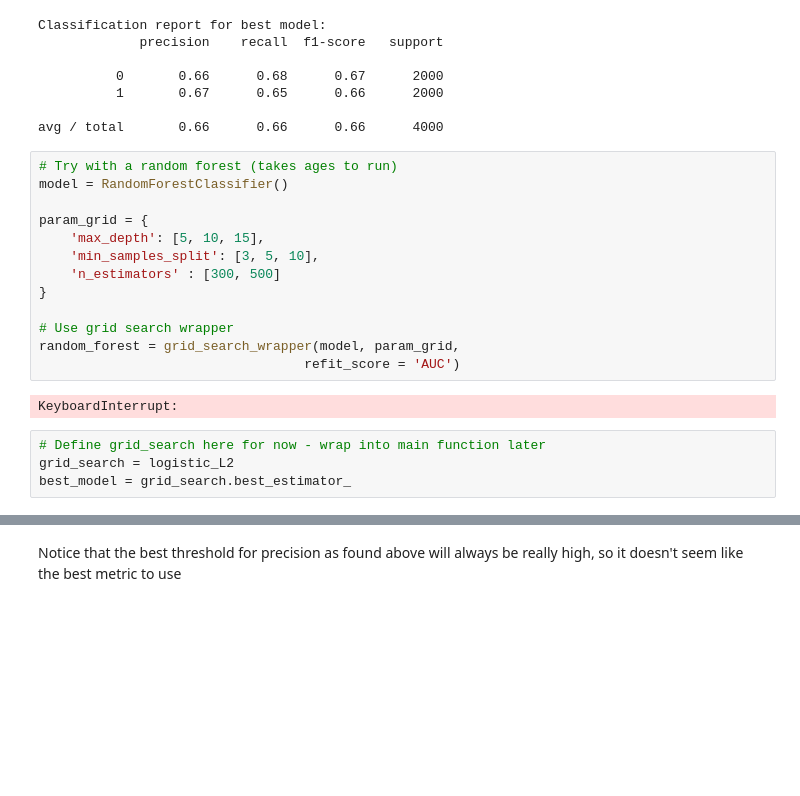
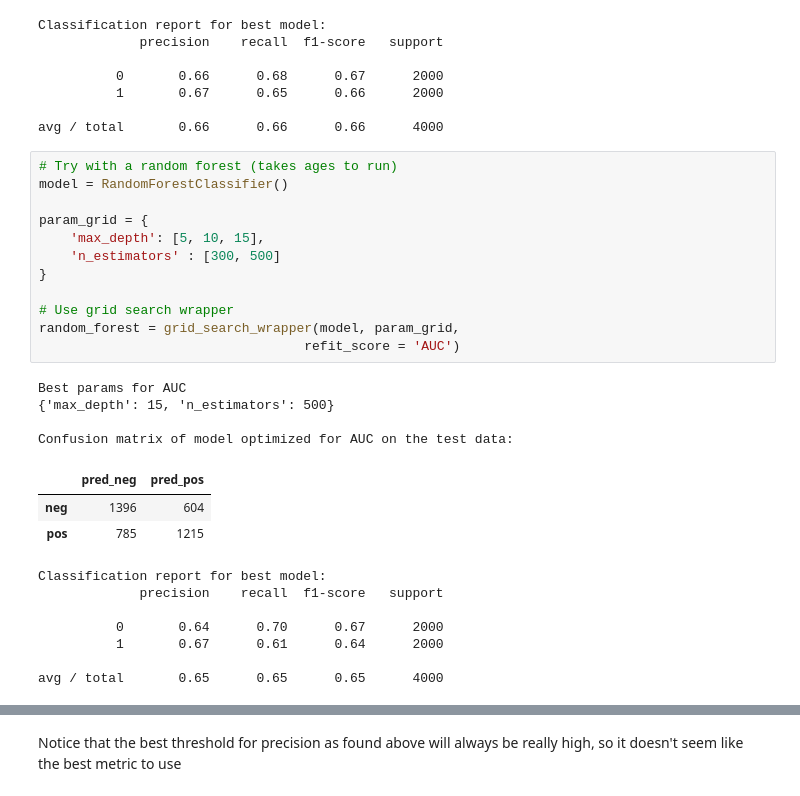
Before and after one commit to genagibson/cs109a_LendingClub, a Jupyter notebook: notebooks/others/Playing with models GG V3.ipynb, the cells around one changed output, grey strips where cells are left out. Drawn from its saved outputs; the diff is of its cells as text; blank space fills up the shorter version.

```diff
--- a/notebooks/others/Playing with models GG V3.ipynb
+++ b/notebooks/others/Playing with models GG V3.ipynb
@@ -460,21 +447,29 @@ avg / total       0.66      0.66      0.66      4000
 # %%
 # Try with a random forest (takes ages to run)
 model = RandomForestClassifier()
 
 param_grid = {
     'max_depth': [5, 10, 15],
-    'min_samples_split': [3, 5, 10],
     'n_estimators' : [300, 500]
 }
 
 # Use grid search wrapper
 random_forest = grid_search_wrapper(model, param_grid,
                                   refit_score = 'AUC')
 # %% [output]
-KeyboardInterrupt:
+Best params for AUC
+{'max_depth': 15, 'n_estimators': 500}
+
+Confusion matrix of model optimized for AUC on the test data:
+|  | pred_neg | pred_pos |
+| neg | 1396 | 604 |
+| pos | 785 | 1215 |
+Classification report for best model:
+             precision    recall  f1-score   support
+
+          0       0.64      0.70      0.67      2000
+          1       0.67      0.61      0.64      2000
+
+avg / total       0.65      0.65      0.65      4000
-# %%
-# Define grid_search here for now - wrap into main function later
-grid_search = logistic_L2
-best_model = grid_search.best_estimator_
 # %%
 # --------------------------
```
Also changed, not shown: parts of 8 cells of this notebook.
